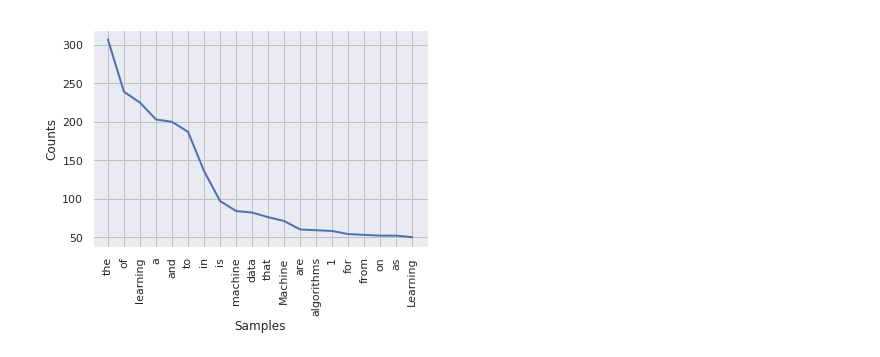
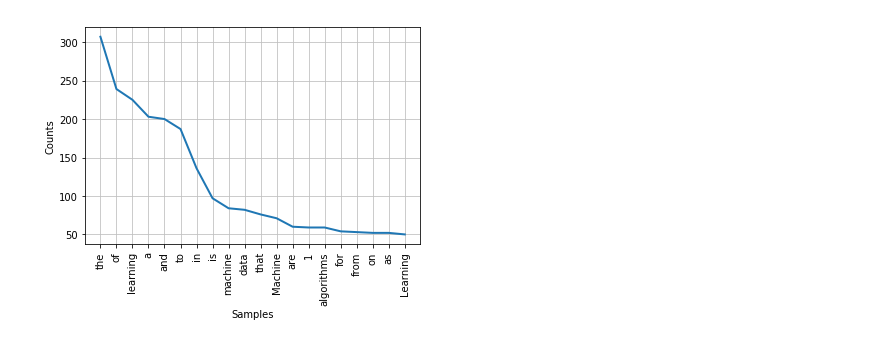
Before and after one commit to 16tec2cs017/Tr_programs, a Jupyter notebook: data_visualization_4.ipynb, the cells around one changed output. Drawn from its saved outputs; the diff is of its cells as text; code cells hidden in the pictures.

```diff
--- a/data_visualization_4.ipynb
+++ b/data_visualization_4.ipynb
@@ -44,5 +43,5 @@ FreqDist({'Machine': 71,
           ...})
 # %%
-freqdist1.plot(20)
+words.plot(20)
 # %% [output]
-[figure, old version]
+[figure, new version]
```
Also changed, not shown: parts of 3 cells of this notebook.
